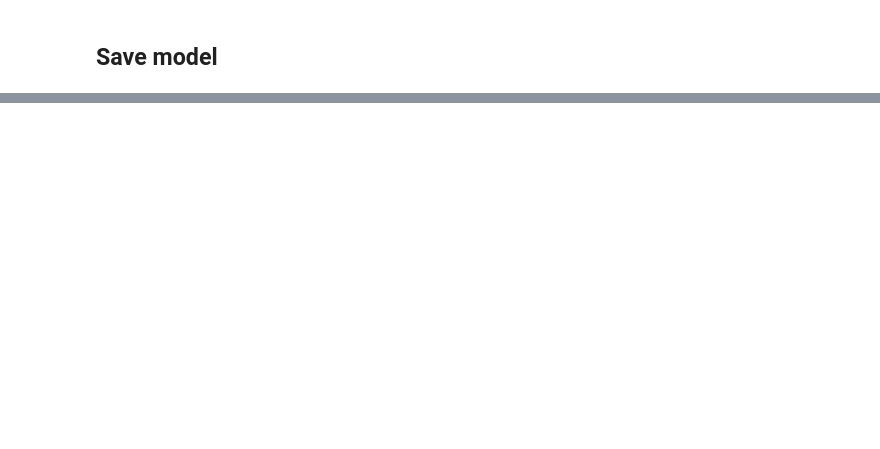
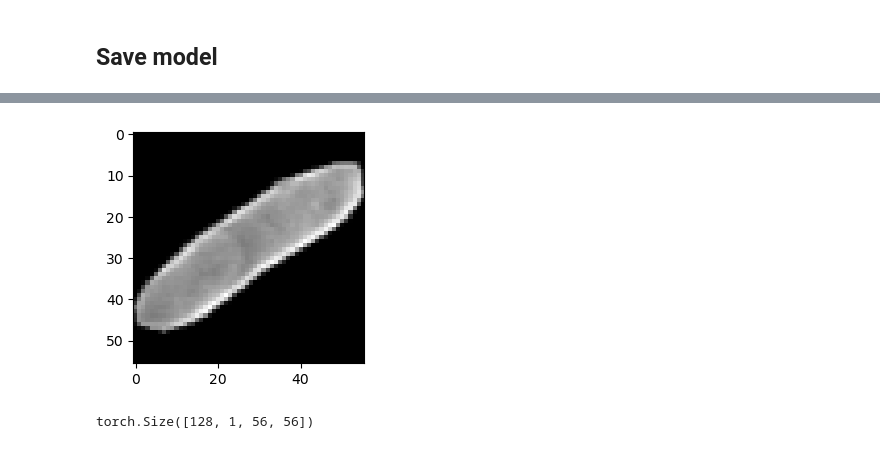
Before and after one commit to anghol/vae-cells, a Jupyter notebook: notebooks/vae_for_cells.ipynb, the cells around one changed output, grey strips where cells are left out. Saved outputs shown, nothing was run; the diff lists cells and outputs as text; code cells hidden in the pictures; blank space fills up the shorter version.

```diff
--- a/notebooks/vae_for_cells.ipynb
+++ b/notebooks/vae_for_cells.ipynb
@@ -238,0 +268,6 @@ for i in range(n_steps):
+# %%
+train_features = next(iter(train_loader))
+image = train_features[0]
+utils.show_image(image)
+# %% [output]
+[figure, added]
@@ -238,0 +276,4 @@ for i in range(n_steps):
+# %%
+decoded = conv_model_1(train_features.to(DEVICE))[-1]
+# %% [output]
+torch.Size([128, 1, 56, 56])
```
Also changed, not shown: parts of 9 cells of this notebook, 5 other files.
